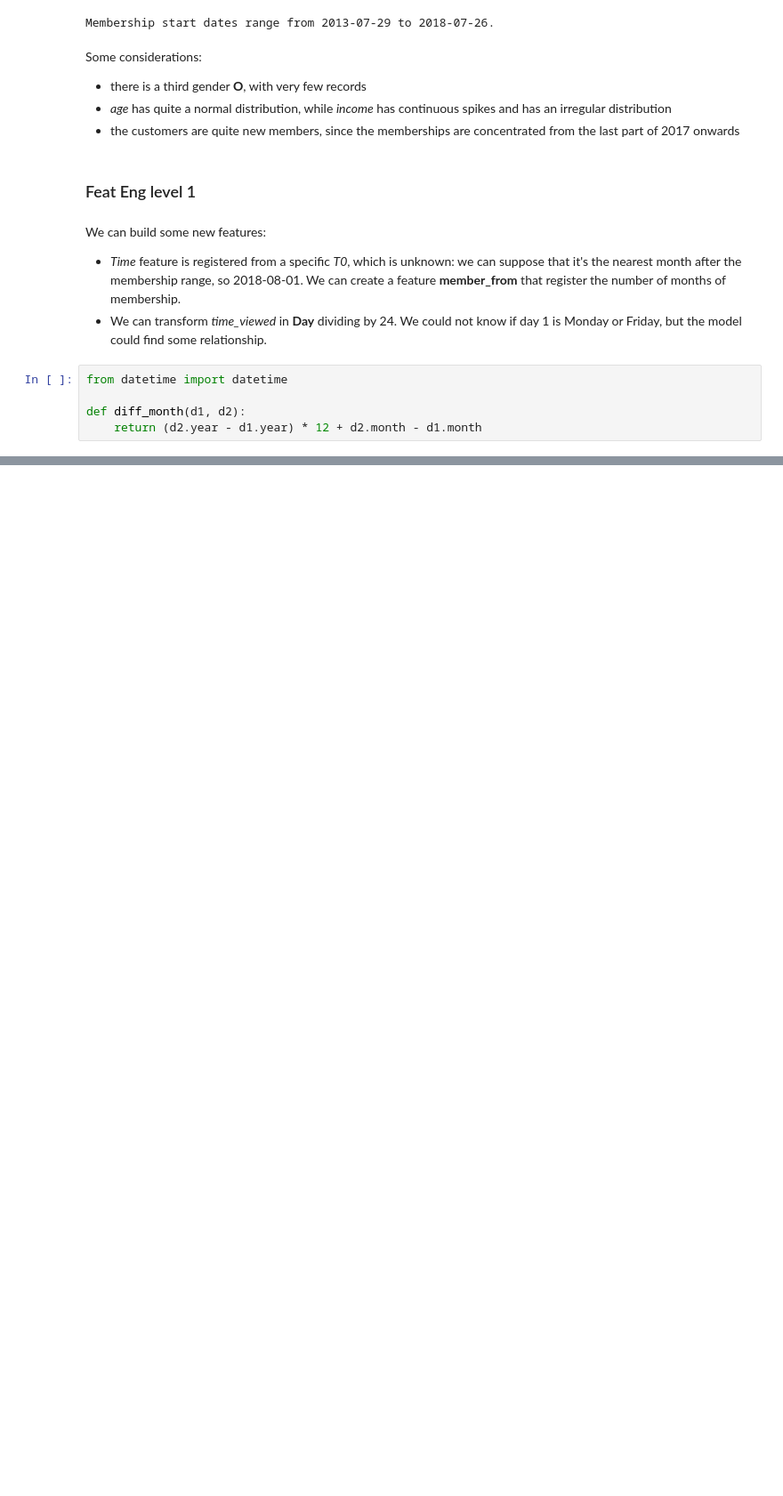
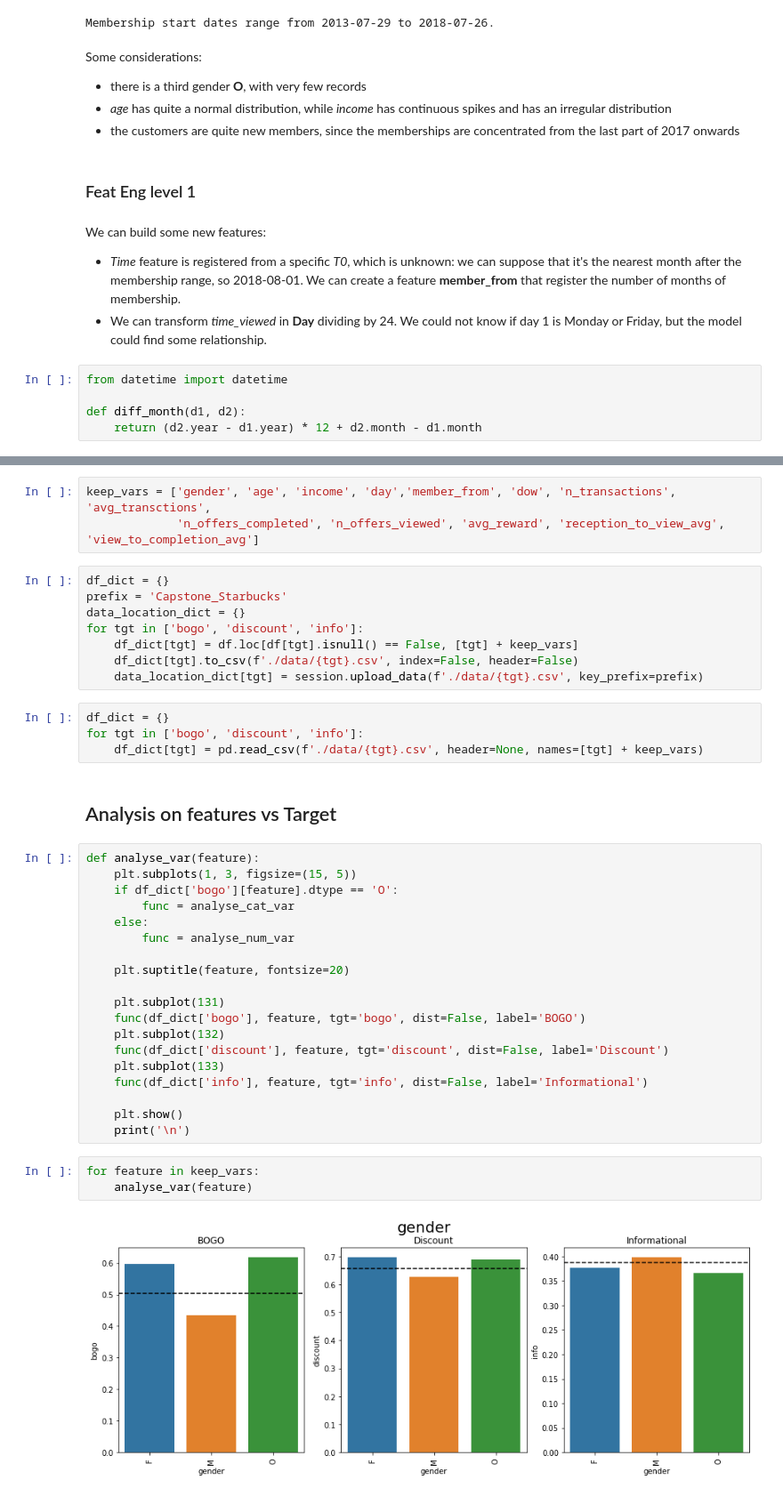
Before and after one commit to MatteoFelici/Capstone_Starkbucks_MLE, a Jupyter notebook: Feature_Engineering.ipynb, the cells around one changed output, grey strips where cells are left out. Shown: that part at 89% size. Cells and saved outputs as stored; diff of their text form; blank space fills up the shorter version.

```diff
--- a/Feature_Engineering.ipynb
+++ b/Feature_Engineering.ipynb
@@ -263,0 +390,41 @@ There are a lot of potential **rolling features**, looking at the previous data
+# %%
+keep_vars = ['gender', 'age', 'income', 'day','member_from', 'dow', 'n_transactions', 'avg_transctions',
+             'n_offers_completed', 'n_offers_viewed', 'avg_reward', 'reception_to_view_avg', 'view_to_completion_avg']
+# %%
+df_dict = {}
+prefix = 'Capstone_Starbucks'
+data_location_dict = {}
+for tgt in ['bogo', 'discount', 'info']:
+    df_dict[tgt] = df.loc[df[tgt].isnull() == False, [tgt] + keep_vars]
+    df_dict[tgt].to_csv(f'./data/{tgt}.csv', index=False, header=False)
+    data_location_dict[tgt] = session.upload_data(f'./data/{tgt}.csv', key_prefix=prefix)
+# %%
+df_dict = {}
+for tgt in ['bogo', 'discount', 'info']:
+    df_dict[tgt] = pd.read_csv(f'./data/{tgt}.csv', header=None, names=[tgt] + keep_vars)
+# %% [markdown]
+## Analysis on features vs Target
+# %%
+def analyse_var(feature):
+    plt.subplots(1, 3, figsize=(15, 5))
+    if df_dict['bogo'][feature].dtype == 'O':
+        func = analyse_cat_var
+    else:
+        func = analyse_num_var
+
+    plt.suptitle(feature, fontsize=20)
+
+    plt.subplot(131)
+    func(df_dict['bogo'], feature, tgt='bogo', dist=False, label='BOGO')
+    plt.subplot(132)
+    func(df_dict['discount'], feature, tgt='discount', dist=False, label='Discount')
+    plt.subplot(133)
+    func(df_dict['info'], feature, tgt='info', dist=False, label='Informational')
+
+    plt.show()
+    print('\n')
+# %%
+for feature in keep_vars:
+    analyse_var(feature)
+# %% [output]
+[figure, added]
```
Also changed, not shown: parts of 16 cells of this notebook.
